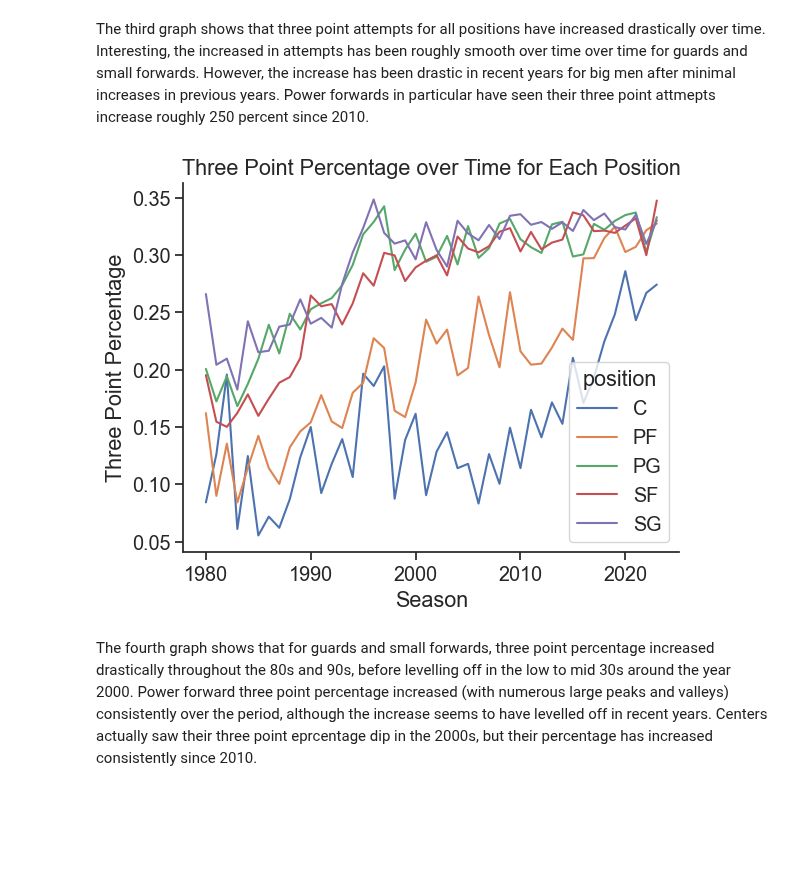
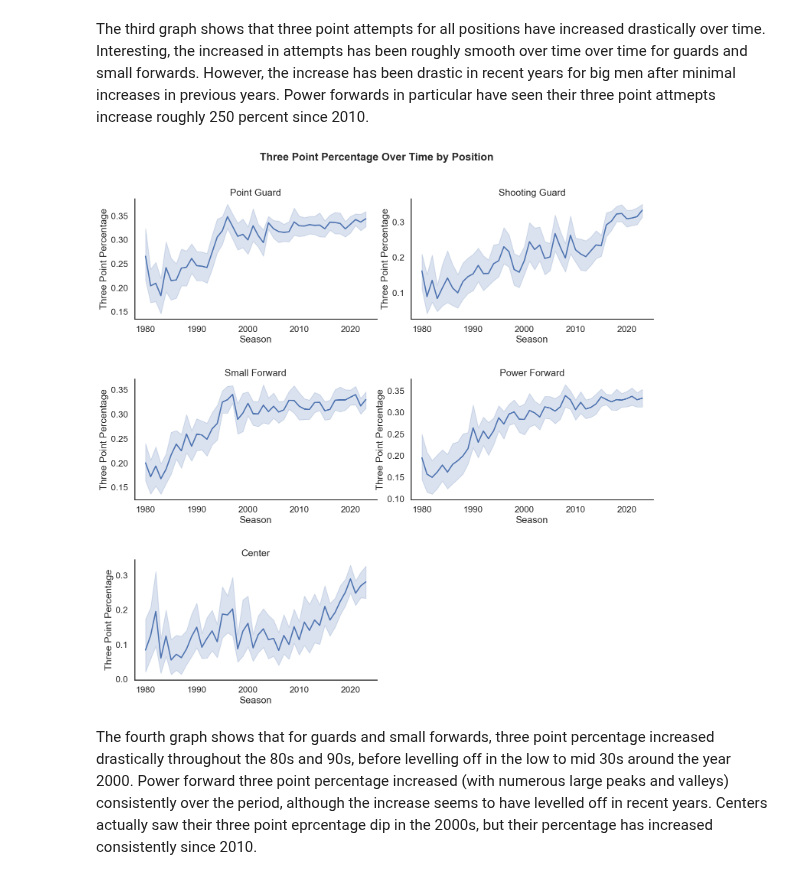
Before and after one commit to ubco-W2022T2-data301/project-group-group-23, a Jupyter notebook: analysis/analysis2.ipynb, the cells around one changed output. Drawn from its saved outputs; the diff is of its cells as text; code cells hidden in the pictures; blank space fills up the shorter version.

```diff
--- a/analysis/analysis2.ipynb
+++ b/analysis/analysis2.ipynb
@@ -53,12 +80,24 @@ plt.show()
 # %% [markdown]
 The third graph shows that three point attempts for all positions have increased drastically over time. Interesting, the increased in attempts has been roughly smooth over time over time for guards and small forwards. However, the increase has been drastic in recent years for big men after minimal increases in previous years. Power forwards in particular have seen their three point attmepts increase roughly 250 percent since 2010.
-# %%
-df_pergame.pivot_table(index='season', columns='position', values='three_point_percentage').plot()
-plt.title('Three Point Percentage over Time for Each Position')
-plt.xlabel('Season')
-plt.ylabel('Three Point Percentage')
-plt.show()
-# %% [output]
-[figure, removed]
+# %%
+# Define the list of titles for each subplot
+titles = ['Point Guard', 'Shooting Guard', 'Small Forward', 'Power Forward', 'Center']
+# Create a FacetGrid
+grid2 = sns.FacetGrid(data=df_pergame, col='position', height=5, aspect=1.5, col_wrap=2, sharex=False, sharey=False)
+# Map a lineplot to the FacetGrid
+grid2.map(sns.lineplot, 'season', 'three_point_percentage')
+# Set titles, xlabels, and ylabels for each subplot
+for ax, title in zip(grid2.axes.flat, titles):
+    ax.set_title(title)
+    ax.set(xlabel='Season', ylabel='Three Point Percentage')
+# Set the title for the whole plot
+fig2 = plt.gcf()
+fig2.suptitle('Three Point Percentage Over Time by Position', fontsize=20, fontweight='bold')
+# Adjust the subplot parameters
+plt.subplots_adjust(top=0.9, hspace=0.5)
+# Show the plot
+plt.show()
+# %% [output]
+[figure, added]
 # %% [markdown]
 The fourth graph shows that for guards and small forwards, three point percentage increased drastically throughout the 80s and 90s, before levelling off in the low to mid 30s around the year 2000. Power forward three point percentage increased (with numerous large peaks and valleys) consistently over the period, although the increase seems to have levelled off in recent years. Centers actually saw their three point eprcentage dip in the 2000s, but their percentage has increased consistently since 2010.
```
Also changed, not shown: parts of 6 cells of this notebook, 1 other file.
